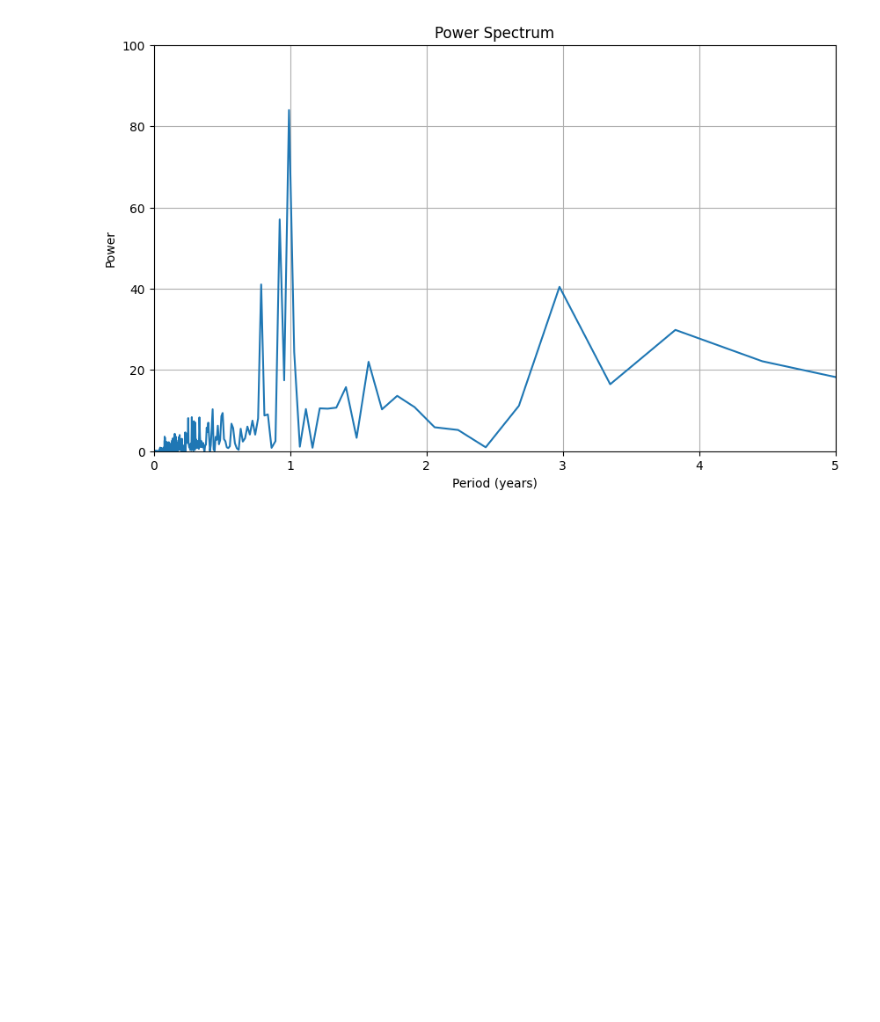
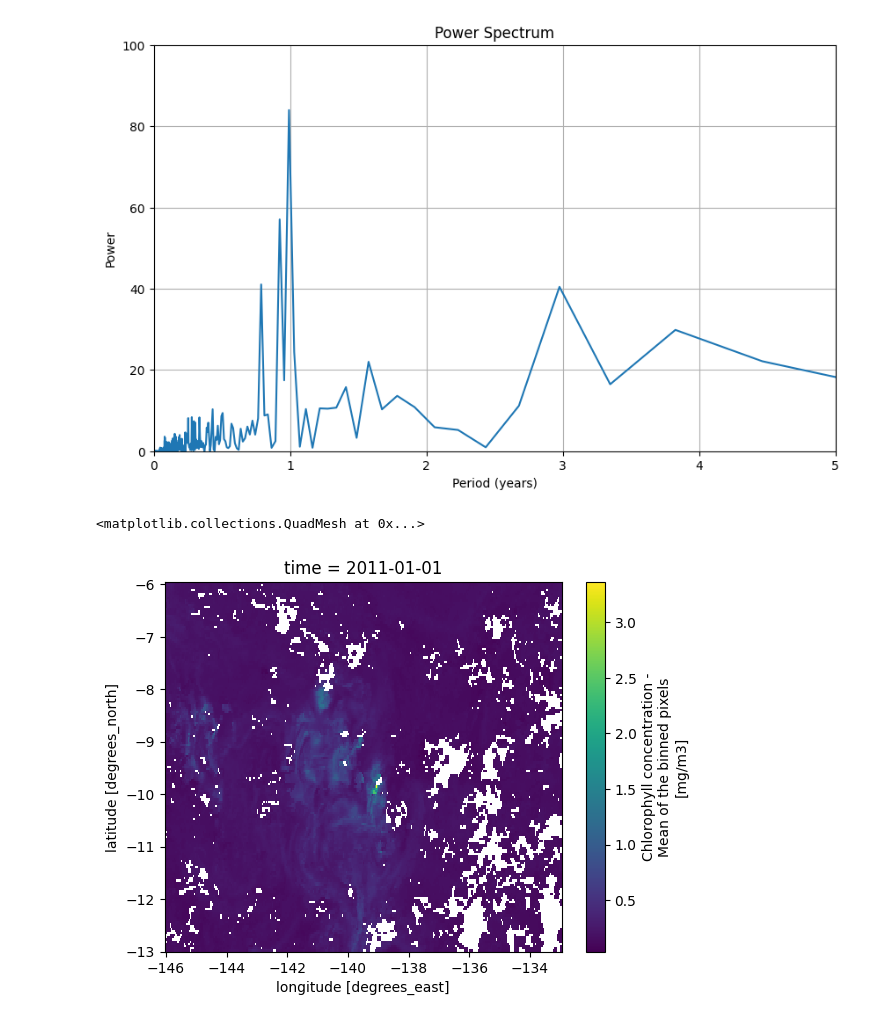
Before and after one commit to ychnli/Stanford-SEA, a Jupyter notebook: calc_timeseries.ipynb, the cells around one changed output. Cells and saved outputs as stored; diff of their text form; code cells hidden in the pictures; blank space fills up the shorter version.

```diff
--- a/calc_timeseries.ipynb
+++ b/calc_timeseries.ipynb
@@ -104,6 +124,7 @@ gsm_dataset.to_netcdf('../data/chlorophyll/ChlA_19970906-20240329_GSM.nc')
 ## Analysis
 # %%
 ds = xr.open_dataset('../data/chlorophyll/ChlA_19970906-20240329_GSM.nc')
+chla = ds.CHL1_mean
 ds
 # %% [output]
 <xarray.Dataset>
@@ -186,3 +232,8 @@ plt.ylim(0,100)
 plt.show()
 # %% [output]
 [figure]
+# %%
+chla[np.argmax(chla_naive_avg.values)-3].plot()
+# %% [output]
+<matplotlib.collections.QuadMesh at 0x...>
+[figure, added]
```
Also changed, not shown: parts of 5 cells of this notebook, 1 other file.
